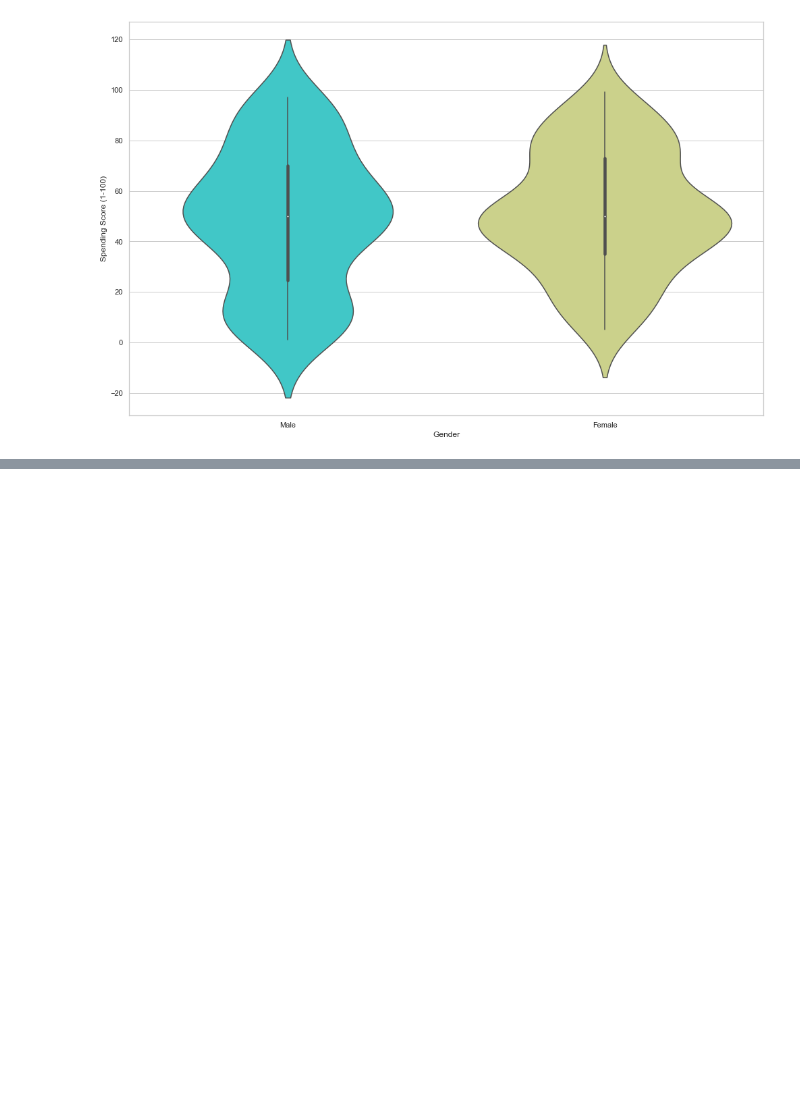
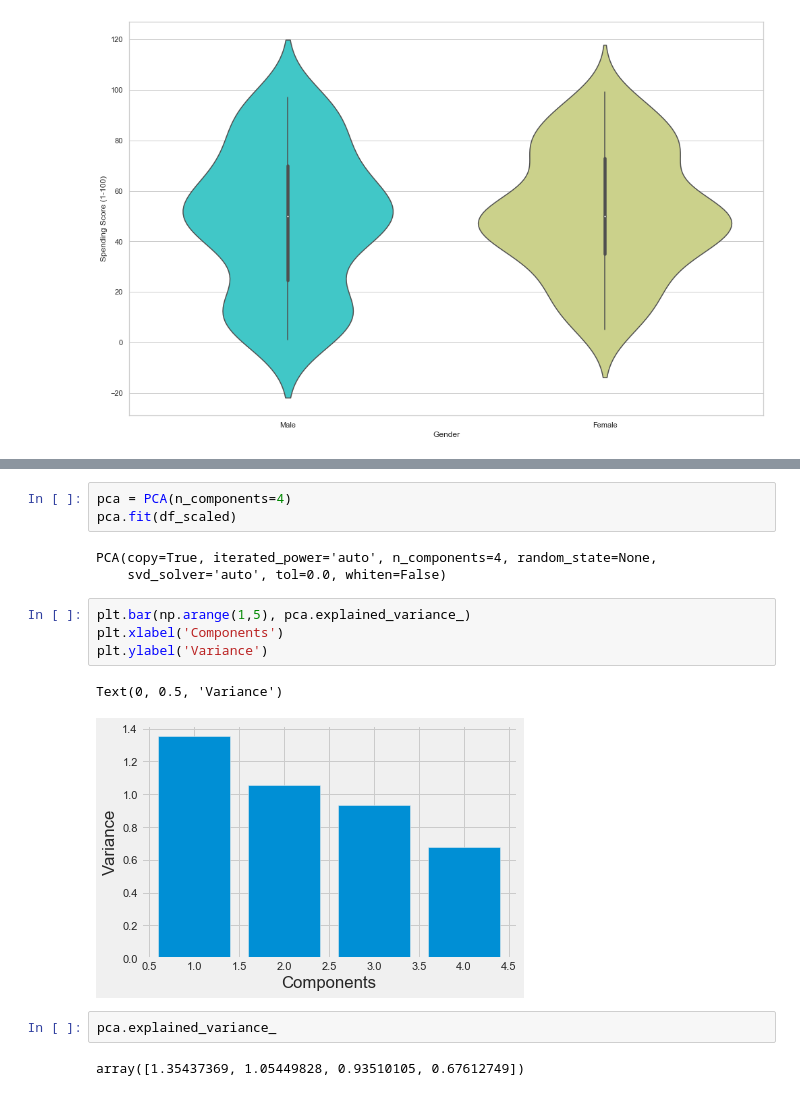
Before and after one commit to bharat619/AIML, a Jupyter notebook: Unsupervised Learning/PRACTICE/Untitled.ipynb, the cells around one changed output, grey strips where cells are left out. Drawn from its saved outputs; the diff is of its cells as text; blank space fills up the shorter version.

```diff
--- a/Unsupervised Learning/PRACTICE/Untitled.ipynb
+++ b/Unsupervised Learning/PRACTICE/Untitled.ipynb
@@ -120,0 +231,17 @@ sns.violinplot(df['Gender'], df['Spending Score (1-100)'], palette='rainbow')
+# %%
+pca = PCA(n_components=4)
+pca.fit(df_scaled)
+# %% [output]
+PCA(copy=True, iterated_power='auto', n_components=4, random_state=None,
+    svd_solver='auto', tol=0.0, whiten=False)
+# %%
+plt.bar(np.arange(1,5), pca.explained_variance_)
+plt.xlabel('Components')
+plt.ylabel('Variance')
+# %% [output]
+Text(0, 0.5, 'Variance')
+[figure, added]
+# %%
+pca.explained_variance_
+# %% [output]
+array([1.35437369, 1.05449828, 0.93510105, 0.67612749])
```
Also changed, not shown: parts of 28 cells of this notebook.
